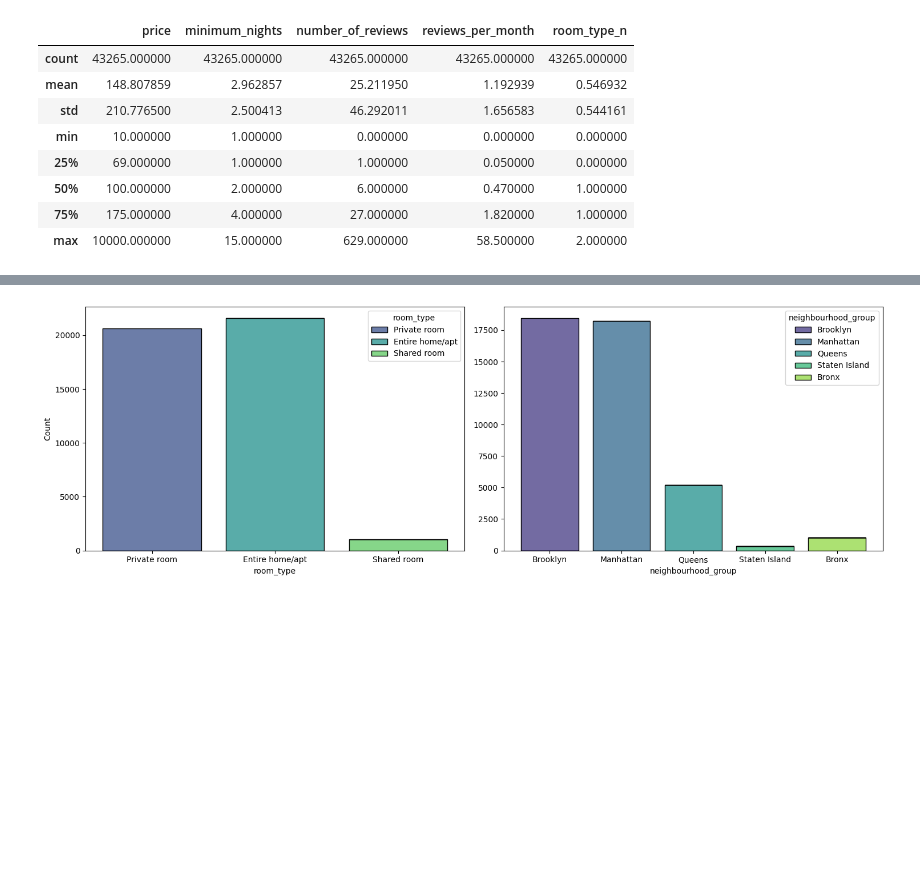
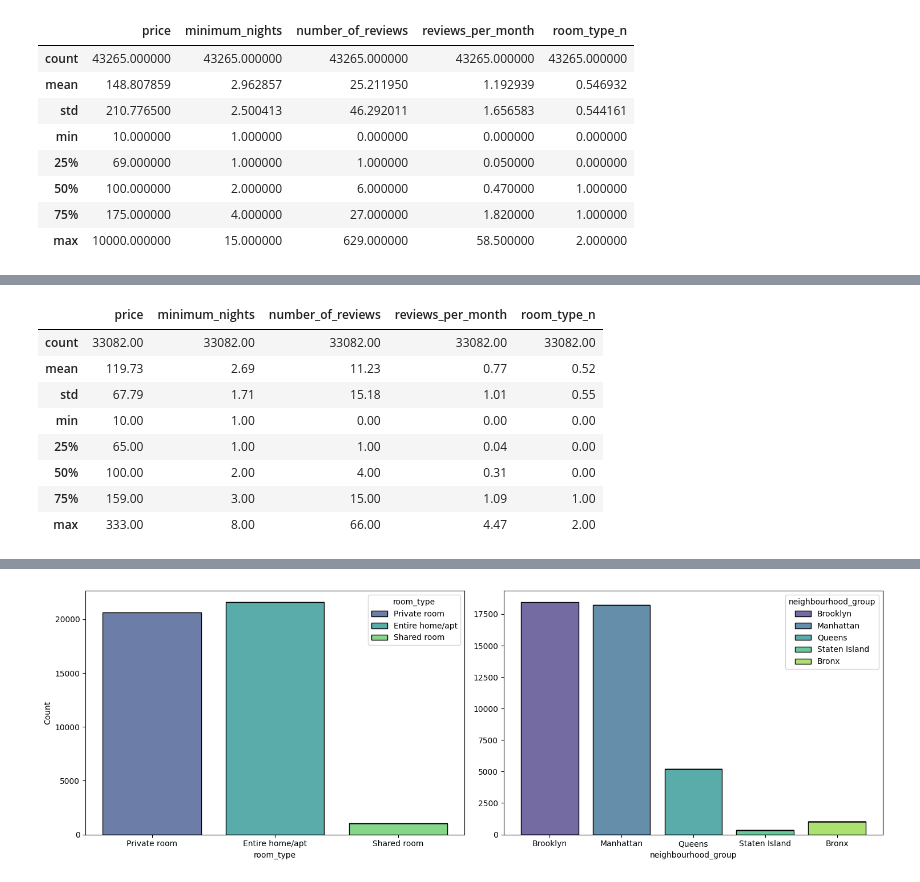
Before and after one commit to Nonpoint93/exploratory_data_analysis, a Jupyter notebook: src/explore.ipynb, the cells around one changed output, grey strips where cells are left out. Drawn from its saved outputs; the diff is of its cells as text; code cells hidden in the pictures; blank space fills up the shorter version.

```diff
--- a/src/explore.ipynb
+++ b/src/explore.ipynb
@@ -97,0 +107,2 @@ df_transformed.describe()
+# %%
+outlier_info = identify_outliers(dataframe)
@@ -97,0 +127,48 @@ df_transformed.describe()
+# %%
+def remove_outliers(df, outlier_info):
+
+    for col, info in outlier_info.items():
+        lower_limit = info['lower_bound']
+        upper_limit = info['upper_bound']
+
+        if lower_limit < 0:
+            df = df[df[col] >= lower_limit]
+        if upper_limit > 0:
+            df = df[df[col] <= upper_limit]
+
+
+    return df
+
+def cap_outliers(series, low_limit, high_limit):
+    return np.clip(series, low_limit, high_limit)
+
+def transform_outliers(df, outlier_info):
+    for col, info in outlier_info.items():
+        lower_limit = info['lower_bound']
+        upper_limit = info['upper_bound']
+
+        if col in ['number_of_reviews', 'reviews_per_month'] and 0 in df[col].values:
+            df[col] = df[col].replace(0, df[col].median())
+
+        if col == 'price':
+            df[col] = cap_outliers(df[col], lower_limit, upper_limit)
+        elif col == 'minimum_nights':
+            df[col] = cap_outliers(df[col], lower_limit, upper_limit)
+        elif col == 'number_of_reviews':
+            df[col] = cap_outliers(df[col], lower_limit, upper_limit)
+
+    return df
+# %%
+# Apply transformations to reduce outliers' impact on numerical columns
+df_without_outliers = remove_outliers(dataframe.copy().select_dtypes('number'), outlier_info=outlier_info)
+df_without_outliers.describe().round(2)
+# %% [output]
+|  | price | minimum_nights | number_of_reviews | reviews_per_month | room_type_n |
+| count | 33082.00 | 33082.00 | 33082.00 | 33082.00 | 33082.00 |
+| mean | 119.73 | 2.69 | 11.23 | 0.77 | 0.52 |
+| std | 67.79 | 1.71 | 15.18 | 1.01 | 0.55 |
+| min | 10.00 | 1.00 | 0.00 | 0.00 | 0.00 |
+| 25% | 65.00 | 1.00 | 1.00 | 0.04 | 0.00 |
+| 50% | 100.00 | 2.00 | 4.00 | 0.31 | 0.00 |
+| 75% | 159.00 | 3.00 | 15.00 | 1.09 | 1.00 |
+| max | 333.00 | 8.00 | 66.00 | 4.47 | 2.00 |
```
Also changed, not shown: parts of 15 cells of this notebook.
